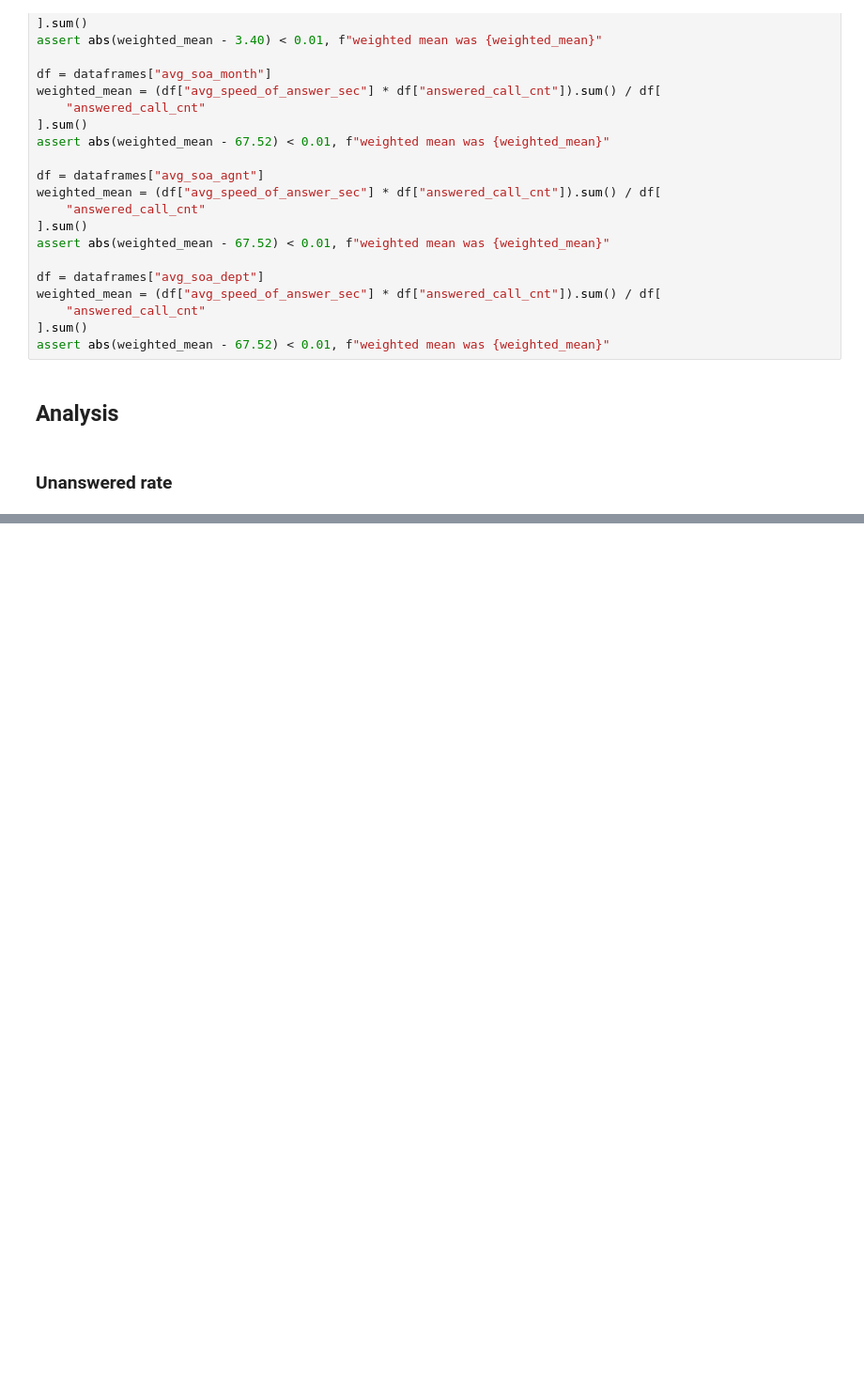
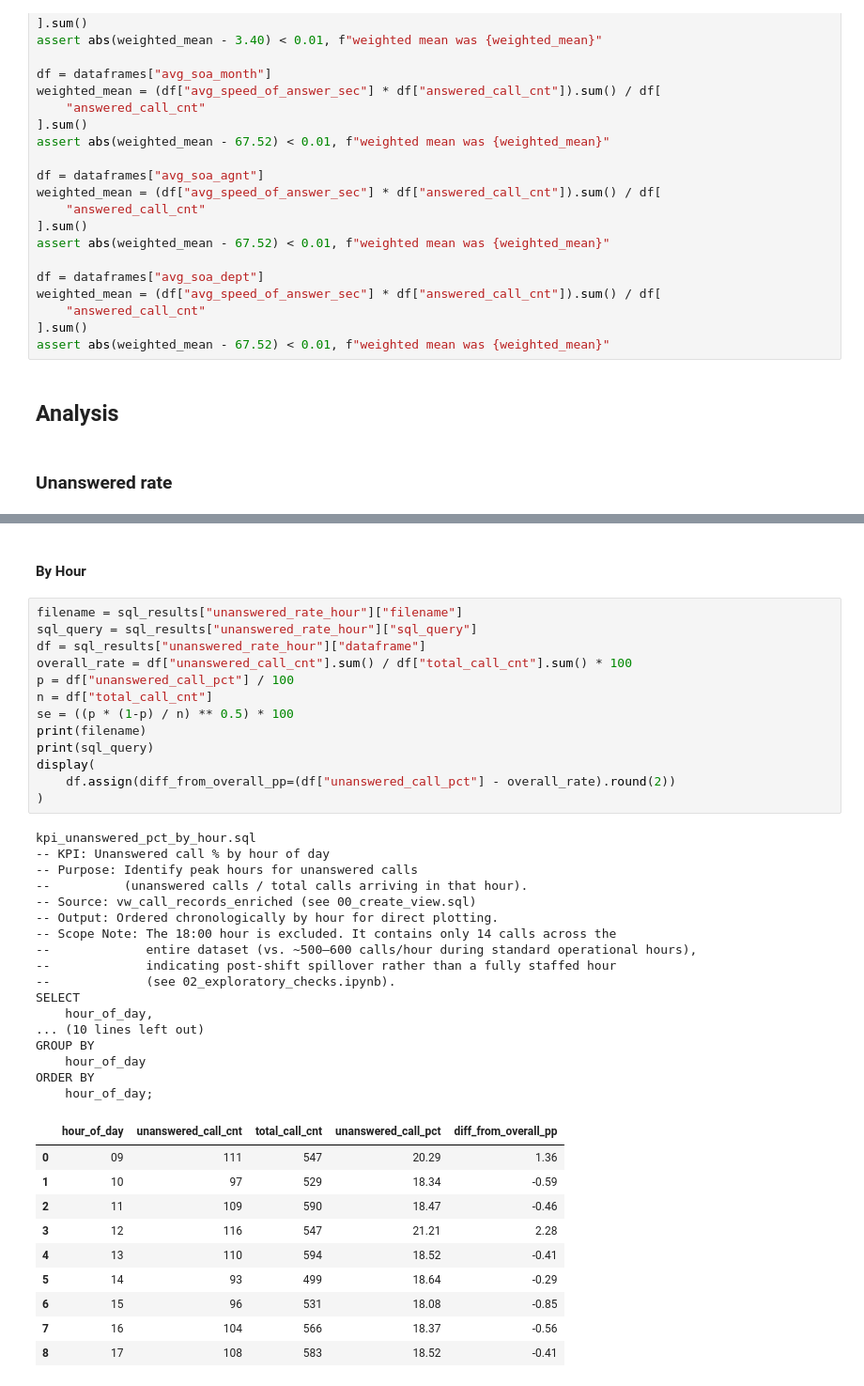
Before and after one commit to Ashish-Krishna-K/call-center-staffing-analytics, a Jupyter notebook: notebooks/03_kpi_analysis.ipynb, the cells around one changed output, grey strips where cells are left out. Shown at 94% size. Saved outputs shown, nothing was run; the diff lists cells and outputs as text; blank space fills up the shorter version.

```diff
--- a/notebooks/03_kpi_analysis.ipynb
+++ b/notebooks/03_kpi_analysis.ipynb
@@ -424,0 +428,43 @@ plt.show()
+# %% [markdown]
+#### By Hour
+# %%
+filename = sql_results["unanswered_rate_hour"]["filename"]
+sql_query = sql_results["unanswered_rate_hour"]["sql_query"]
+df = sql_results["unanswered_rate_hour"]["dataframe"]
+overall_rate = df["unanswered_call_cnt"].sum() / df["total_call_cnt"].sum() * 100
+p = df["unanswered_call_pct"] / 100
+n = df["total_call_cnt"]
+se = ((p * (1-p) / n) ** 0.5) * 100
+print(filename)
+print(sql_query)
+display(
+    df.assign(diff_from_overall_pp=(df["unanswered_call_pct"] - overall_rate).round(2))
+)
+# %% [output]
+kpi_unanswered_pct_by_hour.sql
+-- KPI: Unanswered call % by hour of day
+-- Purpose: Identify peak hours for unanswered calls
+--          (unanswered calls / total calls arriving in that hour).
+-- Source: vw_call_records_enriched (see 00_create_view.sql)
+-- Output: Ordered chronologically by hour for direct plotting.
+-- Scope Note: The 18:00 hour is excluded. It contains only 14 calls across the
+--             entire dataset (vs. ~500–600 calls/hour during standard operational hours),
+--             indicating post-shift spillover rather than a fully staffed hour
+--             (see 02_exploratory_checks.ipynb).
+SELECT
+    hour_of_day,
+... (10 lines left out)
+GROUP BY
+    hour_of_day
+ORDER BY
+    hour_of_day;
+|  | hour_of_day | unanswered_call_cnt | total_call_cnt | unanswered_call_pct | diff_from_overall_pp |
+| 0 | 09 | 111 | 547 | 20.29 | 1.36 |
+| 1 | 10 | 97 | 529 | 18.34 | -0.59 |
+| 2 | 11 | 109 | 590 | 18.47 | -0.46 |
+| 3 | 12 | 116 | 547 | 21.21 | 2.28 |
+| 4 | 13 | 110 | 594 | 18.52 | -0.41 |
+| 5 | 14 | 93 | 499 | 18.64 | -0.29 |
+| 6 | 15 | 96 | 531 | 18.08 | -0.85 |
+| 7 | 16 | 104 | 566 | 18.37 | -0.56 |
+| 8 | 17 | 108 | 583 | 18.52 | -0.41 |
```
Also changed, not shown: parts of 15 cells of this notebook.
